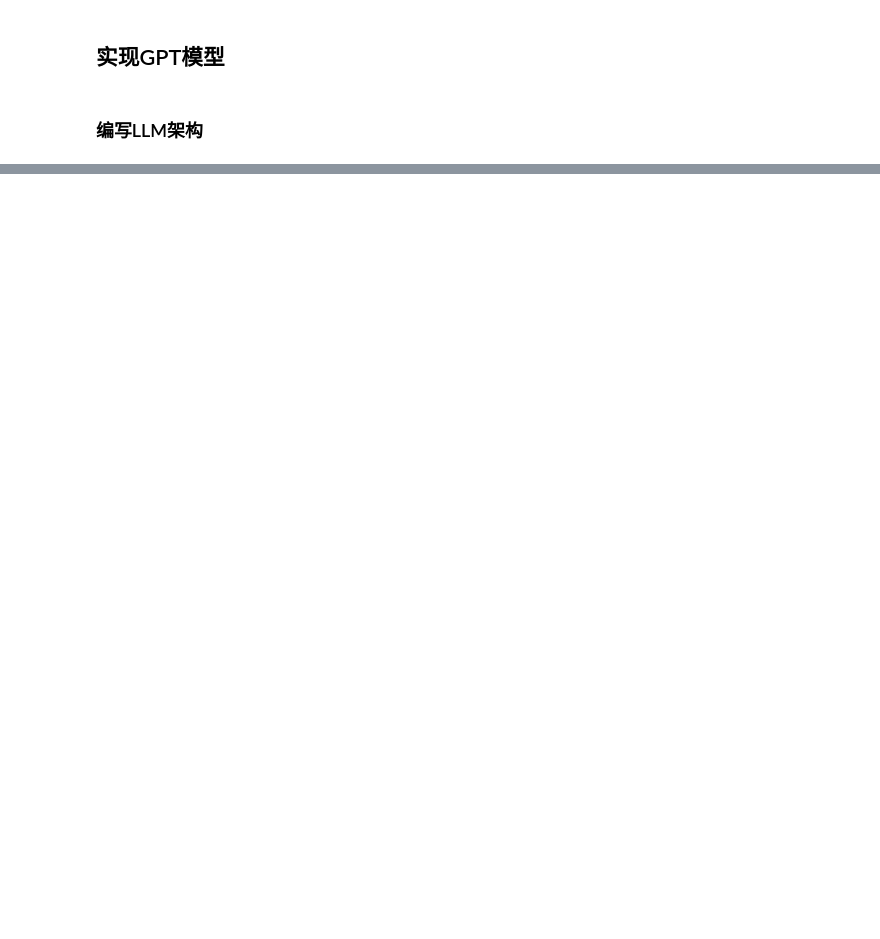
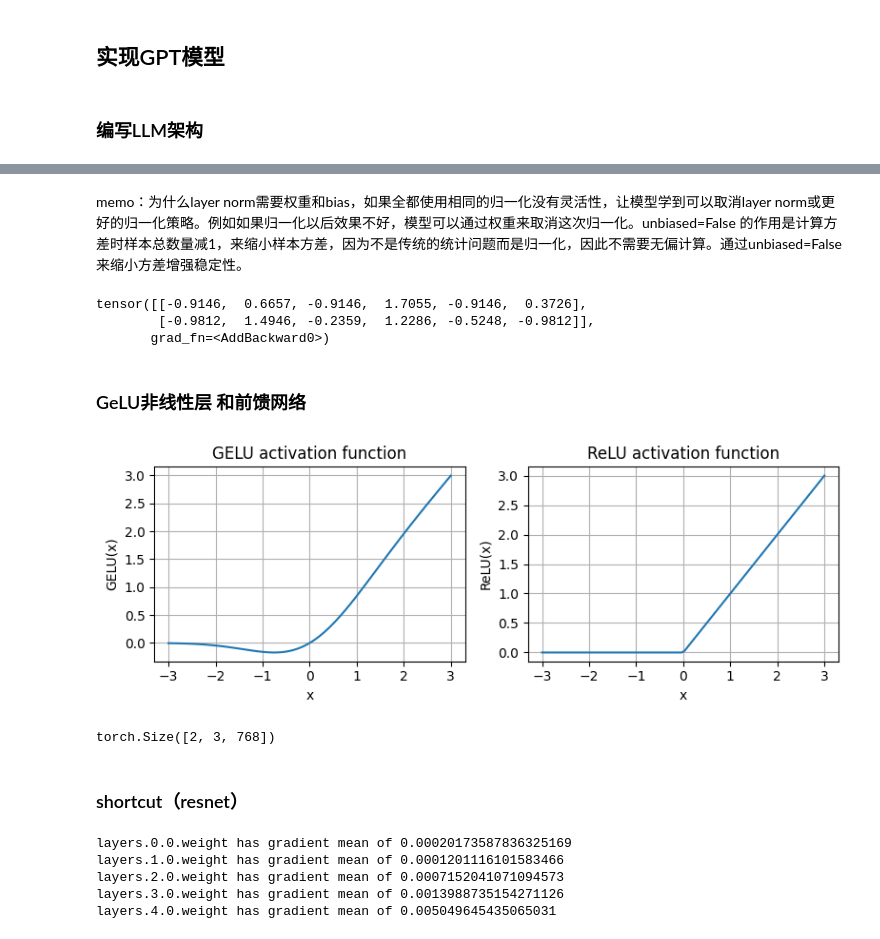
Before and after one commit to hdzzeroo/Pretrain_LLM_practice, a Jupyter notebook: ch04.ipynb, the cells around one changed output, grey strips where cells are left out. Drawn from its saved outputs; the diff is of its cells as text; code cells hidden in the pictures; blank space fills up the shorter version.

```diff
--- a/ch04.ipynb
+++ b/ch04.ipynb
@@ -56,0 +157,44 @@ class DummyLayerNorm(nn.Module):
+# %% [markdown]
+memo：为什么layer norm需要权重和bias，如果全都使用相同的归一化没有灵活性，让模型学到可以取消layer norm或更好的归一化策略。例如如果归一化以后效果不好，模型可以通过权重来取消这次归一化。unbiased=False 的作用是计算方差时样本总数量减1，来缩小样本方差，因为不是传统的统计问题而是归一化，因此不需要无偏计算。通过unbiased=False来缩小方差增强稳定性。
+# %%
+ln = LayerNorm(6)
+ln(out)
+# %% [output]
+tensor([[-0.9146,  0.6657, -0.9146,  1.7055, -0.9146,  0.3726],
+        [-0.9812,  1.4946, -0.2359,  1.2286, -0.5248, -0.9812]],
+       grad_fn=<AddBackward0>)
+# %% [markdown]
+### GeLU非线性层 和前馈网络
+# %%
+class GELU(nn.Module):
+    def __init__(self):
+        super().__init__()
+
+    def forward(self, x):
+        return 0.5 * x * (1 + torch.tanh(
+            torch.sqrt(torch.tensor(2.0 / torch.pi)) *
+            (x + 0.044715 * torch.pow(x, 3))
+        ))
+# %%
+
+import matplotlib.pyplot as plt
+
+gelu, relu = GELU(), nn.ReLU()
+
+# Some sample data
+x = torch.linspace(-3, 3, 100)
+y_gelu, y_relu = gelu(x), relu(x)
+
+plt.figure(figsize=(8, 3))
+for i, (y, label) in enumerate(zip([y_gelu, y_relu], ["GELU", "ReLU"]), 1):
+    plt.subplot(1, 2, i)
+    plt.plot(x, y)
+    plt.title(f"{label} activation function")
+    plt.xlabel("x")
+    plt.ylabel(f"{label}(x)")
+    plt.grid(True)
+
+plt.tight_layout()
+plt.show()
+# %% [output]
+[figure, added]
@@ -56,0 +213,9 @@ class DummyLayerNorm(nn.Module):
+# %%
+ffn = FeedForward(GPT_CONFIG_124M)
+
+x = torch.randn(2, 3, 768)
+ffn(x).shape
+# %% [output]
+torch.Size([2, 3, 768])
+# %% [markdown]
+### shortcut（resnet）
@@ -56,0 +264,16 @@ class DummyLayerNorm(nn.Module):
+# %%
+layer_sizes = [3, 3, 3, 3, 3, 1]
+
+sample_input = torch.tensor([[1., 0., -1.]])
+
+torch.manual_seed(123)
+model_without_shortcut = ExampleDeepNeuralNetwork(
+    layer_sizes, use_shortcut=False
+)
+print_gradients(model_without_shortcut, sample_input)
+# %% [output]
+layers.0.0.weight has gradient mean of 0.00020173587836325169
+layers.1.0.weight has gradient mean of 0.0001201116101583466
+layers.2.0.weight has gradient mean of 0.0007152041071094573
+layers.3.0.weight has gradient mean of 0.0013988735154271126
+layers.4.0.weight has gradient mean of 0.005049645435065031
```
Also changed, not shown: parts of 30 cells of this notebook.
